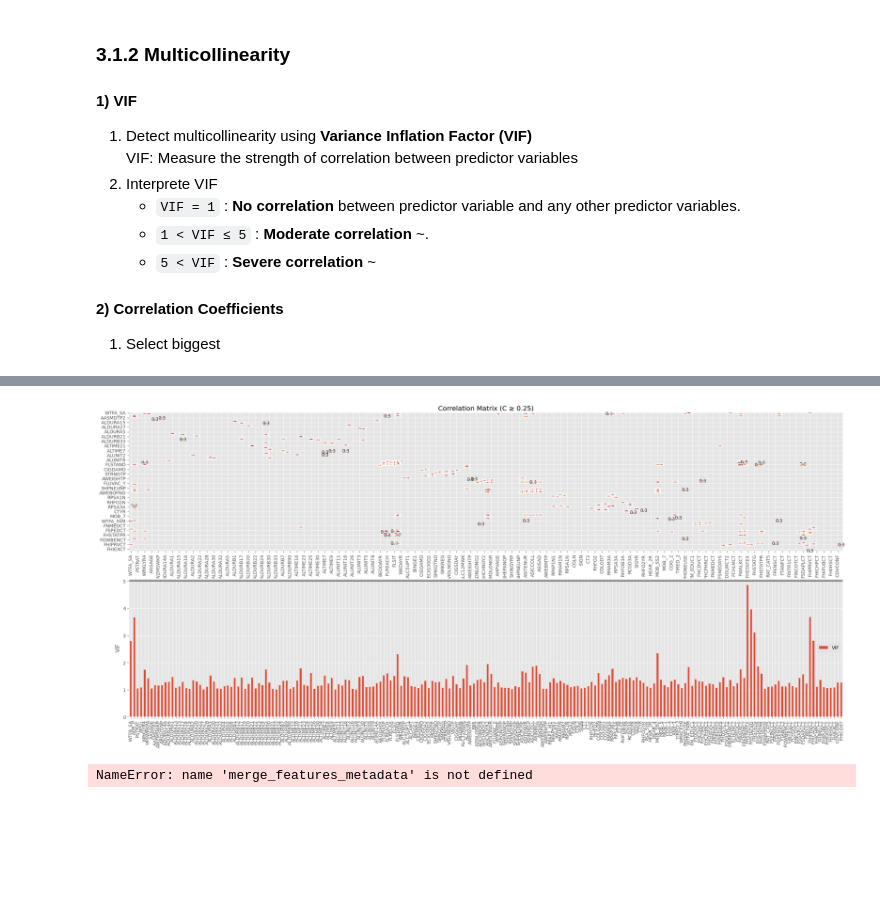
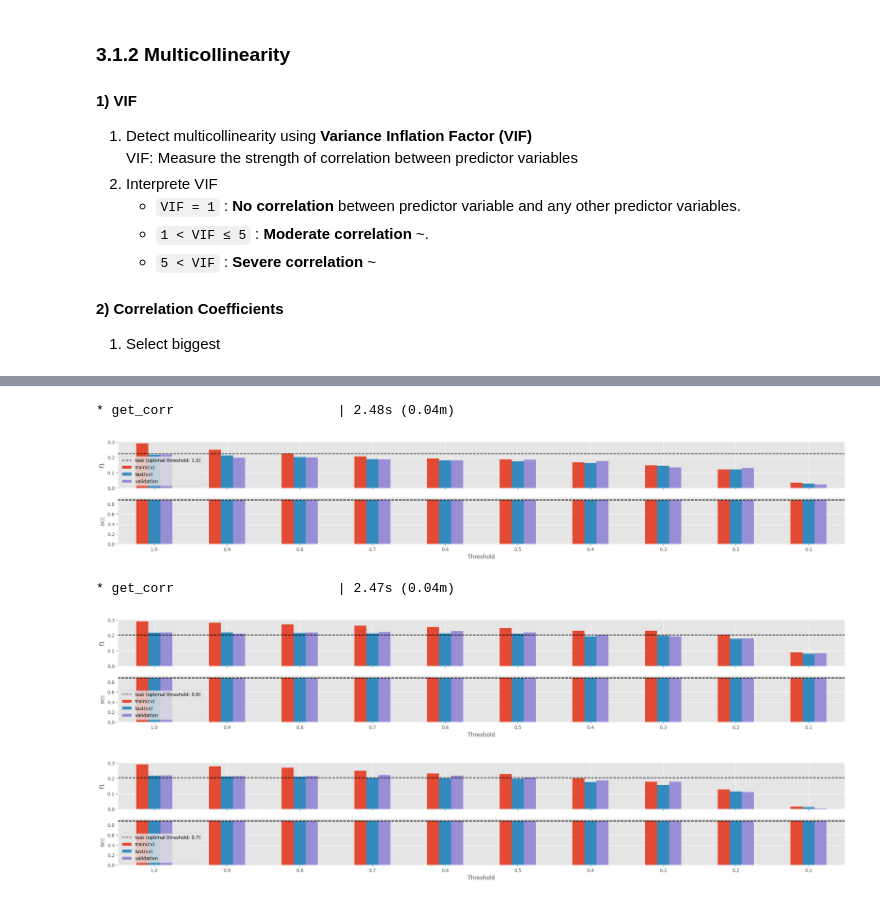
Before and after one commit to alchemine/diabetes-prediction, a Jupyter notebook: diabetes_prediction/main.ipynb, the cells around one changed output, grey strips where cells are left out. Cells and saved outputs as stored; diff of their text form; code cells hidden in the pictures; blank space fills up the shorter version.

Commit message:
[update] Add feature selection using correlation

```diff
--- a/diabetes_prediction/main.ipynb
+++ b/diabetes_prediction/main.ipynb
@@ -30,6 +37,6 @@ metadata, data = load_merged_datas(metadatas, datas)
 # %% [markdown]
 # 2. Preprocessing
 # %%
-dataset = split_data(data, drop_unknown=True)
+dataset = split_dataset(data, drop_unknown=True)
 # %% [output]
 Remove records with unknown label (762 records from 25417 records).
@@ -37,3 +48,3 @@ Remove records with unknown label (762 records from 25417 records).
 # %%
-dataset_proc = load_processed_dataset(metadata, dataset)
+dataset_proc = load_processed_dataset(metadata, dataset, overwrite=True)
 # %% [output]
@@ -87,8 +105,2 @@ vif_data = get_VIF(train_data[selected_features], plot=True)
 # %%
-plot_correlations(train_data, vif_data, selected_features)
+# plot_correlations(train_data, vif_data, selected_features)
-# %% [output]
-[figure, removed]
-# %%
-merge_features_metadata(selected_features, metadata)
-# %% [output]
-NameError: name 'merge_features_metadata' is not defined
@@ -94,0 +115,21 @@ NameError: name 'merge_features_metadata' is not defined
+# %%
+from sklearn.linear_model import LogisticRegression
+
+base_estimator = LogisticRegression(random_state=PARAMS.seed)
+# %%
+corr_y_feature_selector = CorrelationYFeatureSelector(metadata, dataset_proc['train'])
+rst, summary = experiment(metadata, dataset_proc, base_estimator, corr_y_feature_selector)
+# %% [output]
+* get_corr                     | 2.48s (0.04m)
+[figure, added]
+# %%
+corr_xy_feature_selector = CorrelationXYFeatureSelector(metadata, dataset_proc['train'])
+rst, summary = experiment(metadata, dataset_proc, base_estimator, corr_xy_feature_selector)
+# %% [output]
+* get_corr                     | 2.47s (0.04m)
+[figure, added]
+# %%
+corr_x_feature_selector = CorrelationXFeatureSelector(metadata, dataset_proc['train'])
+rst, summary = experiment(metadata, dataset_proc, base_estimator, corr_x_feature_selector)
+# %% [output]
+[figure, added]
```
Also changed, not shown: parts of 16 cells of this notebook, 10 other files.
